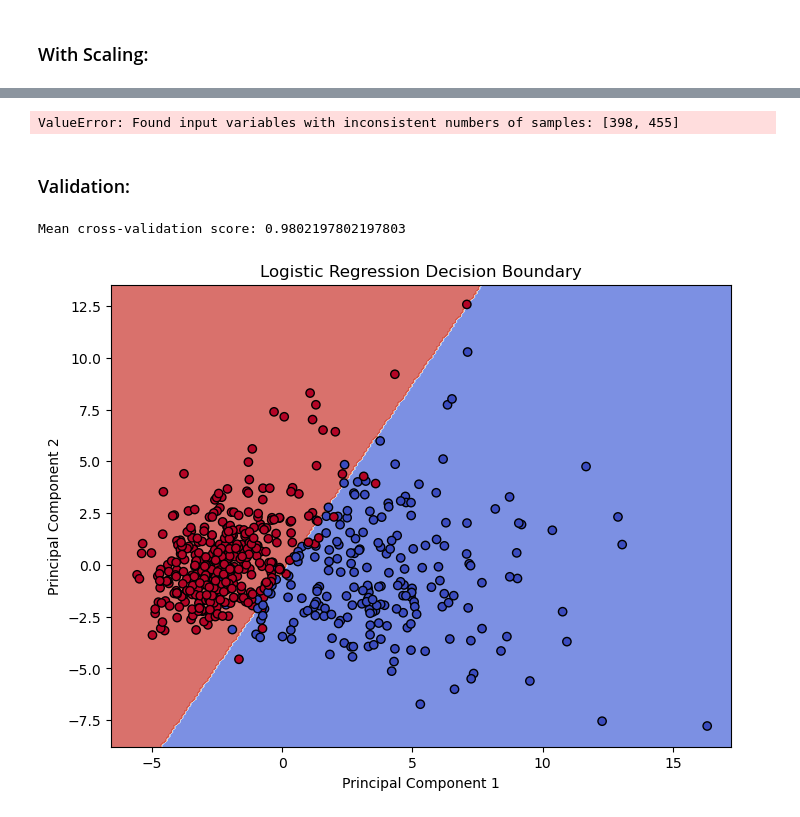
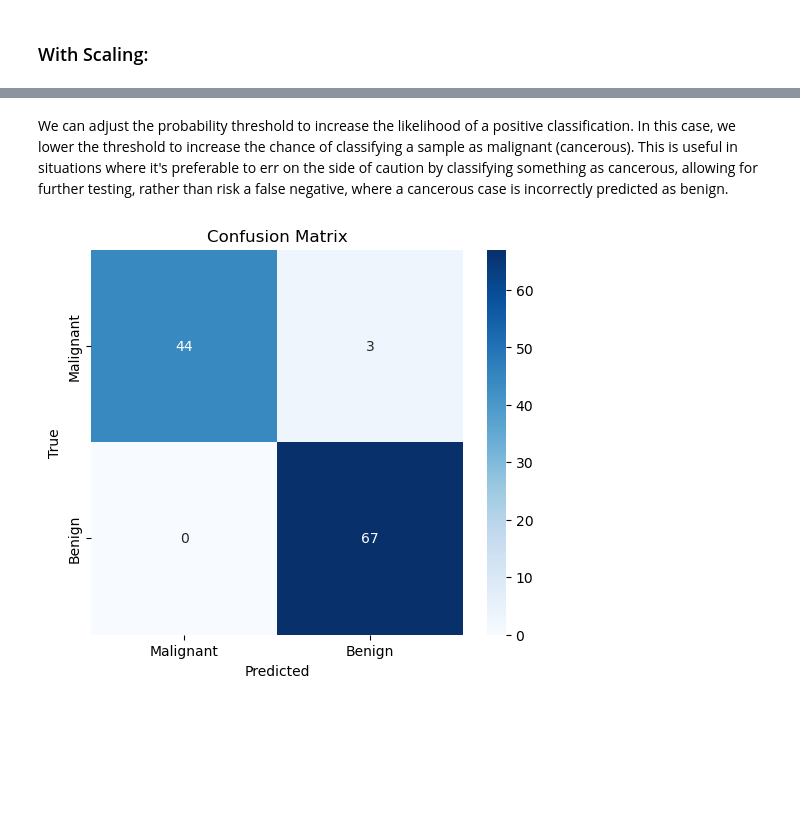
Before and after one commit to manbirbriar/ENSF-444-Final-Project, a Jupyter notebook: code.ipynb, the cells around one changed output, grey strips where cells are left out. Drawn from its saved outputs; the diff is of its cells as text; code cells hidden in the pictures; blank space fills up the shorter version.

Commit message:
Added 3 model

```diff
--- a/code.ipynb
+++ b/code.ipynb
@@ -195,21 +172,30 @@ Please also refer to the documentation for alternative solver options:
 # %%
 from sklearn.preprocessing import StandardScaler
+from sklearn.model_selection import cross_val_score
+
+# Scale data to using standard scaler
 scaler = StandardScaler()
 X_train_scaled = scaler.fit_transform(X_train)
 X_test_scaled = scaler.transform(X_test)
 
-model = LogisticRegression(max_iter=1000)
-model.fit(X_train_scaled, y_train)
-y_pred = model.predict(X_test_scaled)
+# Fit training data to model with scaled data now
+model_lr.fit(X_train_scaled, y_train)
 
-# Performance metrics
-print("Accuracy:", accuracy_score(y_test, y_pred))
-print("\nClassification Report:\n", classification_report(y_test, y_pred))
-print("\nConfusion Matrix:\n", confusion_matrix(y_test, y_pred))
+# Predict unseen data from test set using model after training
+y_pred_lrs = model_lr.predict(X_test_scaled)
 
-cm = confusion_matrix(y_test, y_pred)
+train_score = model_lr.score(X_train_scaled, y_train)
+print(f"Training Accuracy: {train_score:.4f}")
+
+# Performance metrics for validation
+print("\nClassification Report:\n", classification_report(y_test, y_pred_lrs, digits=4))
+
+# Cross-validation on the training data
+cv_scores = cross_val_score(model_lr, X_train_scaled, y_train, cv=5)
+print(f"Mean cross-validation score: {cv_scores.mean()}")
 
 # Plot confusion matrix using seaborn heatmap
+cm = confusion_matrix(y_test, y_pred_lrs)
 plt.figure(figsize=(6, 5))
 sns.heatmap(cm, annot=True, fmt='d', cmap='Blues', xticklabels=['Malignant', 'Benign'], yticklabels=['Malignant', 'Benign'])
 plt.title('Confusion Matrix')
@@ -236,56 +219,19 @@ Confusion Matrix:
 [figure]
+# %% [markdown]
+We can adjust the probability threshold to increase the likelihood of a positive classification. In this case, we lower the threshold to increase the chance of classifying a sample as malignant (cancerous). This is useful in situations where it's preferable to err on the side of caution by classifying something as cancerous, allowing for further testing, rather than risk a false negative, where a cancerous case is incorrectly predicted as benign.
 # %%
-model.fit(X_train_scaled, y_train)
-y_val_adjusted = (model.predict_proba(X_test_scaled)[:, 1] >= 0.3).astype(bool)
+# Make predictions using an adjusted probability threshold, classify as positive if probability ≥ 0.3
+y_val_adjusted = (model_lr.predict_proba(X_test_scaled)[:, 1] >= 0.3).astype(bool)
+
+# Create confusion matrix
 cm = confusion_matrix(y_test, y_val_adjusted)
 
 # Plot confusion matrix using seaborn heatmap
 plt.figure(figsize=(6, 5))
 sns.heatmap(cm, annot=True, fmt='d', cmap='Blues', xticklabels=['Malignant', 'Benign'], yticklabels=['Malignant', 'Benign'])
 plt.title('Confusion Matrix')
 plt.xlabel('Predicted')
 plt.ylabel('True')
 plt.show()
 # %% [output]
-ValueError: Found input variables with inconsistent numbers of samples: [398, 455]
+[figure, added]
-# %% [markdown]
-### Validation:
-# %%
-from sklearn.model_selection import cross_val_score
-# Cross-validation on the training data
-cv_scores = cross_val_score(LogisticRegression(max_iter=1000), X_train_scaled, y_train, cv=5)
-
-# Print the results
-#print(f"Cross-validation scores: {cv_scores}")
-print(f"Mean cross-validation score: {cv_scores.mean()}")
-# %% [output]
-Mean cross-validation score: 0.9802197802197803
-# %%
-pca = PCA(n_components=2)
-X_scaled = scaler.fit_transform(X)
-X_pca = pca.fit_transform(X_scaled)  # Use X_scaled if you've scaled the data
-
-# Fit Logistic Regression model
-model = LogisticRegression(max_iter=1000)
-model.fit(X_pca, y)  # Fit to the PCA-reduced data
-# Generate grid of points to plot decision boundary
-x_min, x_max = X_pca[:, 0].min() - 1, X_pca[:, 0].max() + 1
-y_min, y_max = X_pca[:, 1].min() - 1, X_pca[:, 1].max() + 1
-
-xx, yy = np.meshgrid(np.arange(x_min, x_max, 0.1),
-                     np.arange(y_min, y_max, 0.1))
-
-# Predict probabilities for each point in the grid
-Z = model.predict(np.c_[xx.ravel(), yy.ravel()])
-Z = Z.reshape(xx.shape)
-
-# Plot decision boundary and data points
-plt.figure(figsize=(8, 6))
-plt.contourf(xx, yy, Z, alpha=0.75, cmap='coolwarm')
-plt.scatter(X_pca[:, 0], X_pca[:, 1], c=y, edgecolors='k', cmap='coolwarm')
-plt.title('Logistic Regression Decision Boundary')
-plt.xlabel('Principal Component 1')
-plt.ylabel('Principal Component 2')
-plt.show()
-# %% [output]
-[figure, removed]
```
Also changed, not shown: parts of 23 cells of this notebook.
